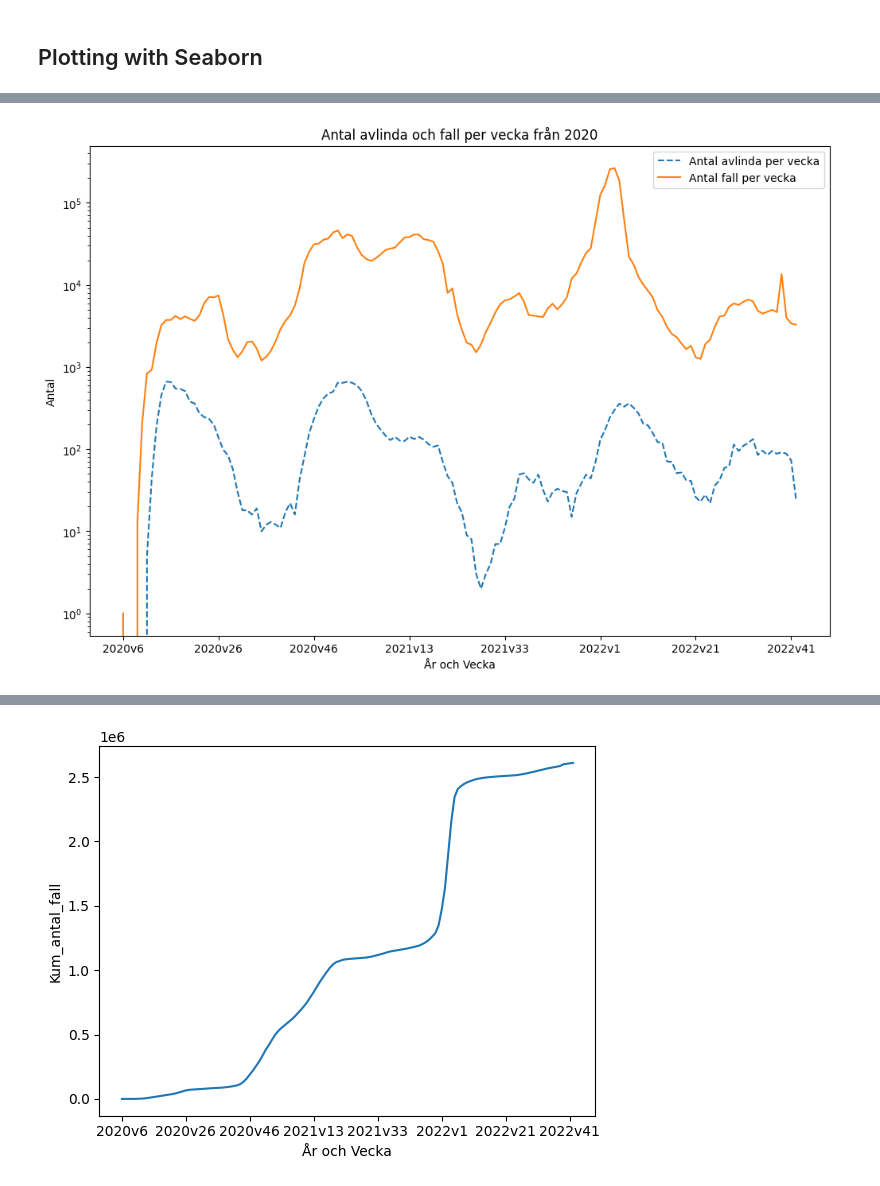
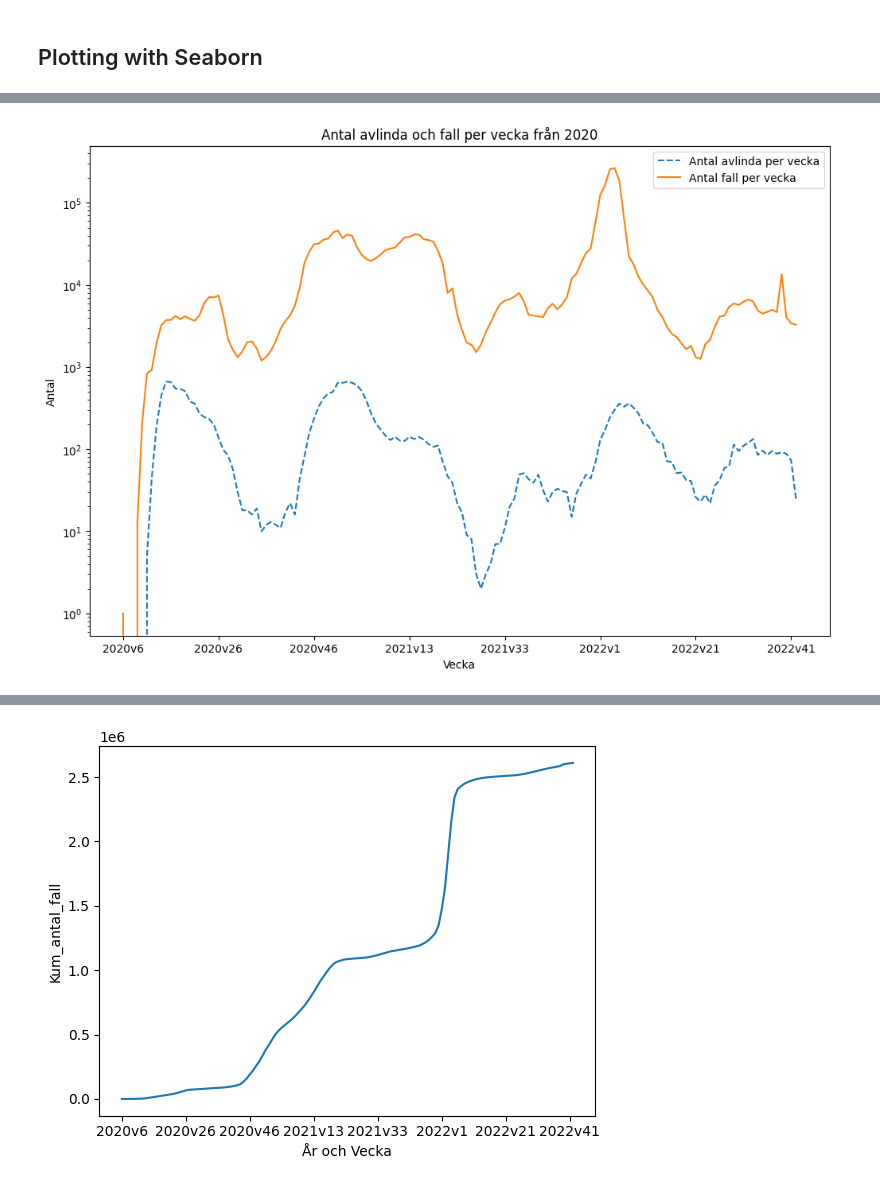
Before and after one commit to Rufshod/Databehandling-Alexander-Andersson, a Jupyter notebook: Lab/Code/Lab_draft.ipynb, the cells around one changed output, grey strips where cells are left out. Drawn from its saved outputs; the diff is of its cells as text; code cells hidden in the pictures.

```diff
--- a/Lab/Code/Lab_draft.ipynb
+++ b/Lab/Code/Lab_draft.ipynb
@@ -78,7 +78,7 @@ dtype: int64
 # %% [markdown]
 # Combine Year and Veckonummer
 # %%
-df.insert(0, "År och Vecka", df["år"].astype(str) + "v" + df["veckonummer"].astype(str))
+df.insert(0, "Vecka", df["år"].astype(str) + "v" + df["veckonummer"].astype(str))
 df.pop("år")
 df.pop("veckonummer")
 
@@ -131,13 +167,13 @@ sns_plot_func(year, "Kum_antal_fall",df)
 # %%
 fig, ax = plt.subplots(figsize =(12,8)) # Sams code.Temporary for testing.
-ax = sns.lineplot(x = "År och Vecka", y = "Antal_avlidna_vecka", data=df, label= "Antal avlinda per vecka", linestyle="dashed")
-ax1 = sns.lineplot(x = "År och Vecka", y = "Antal_fall_vecka", data=df, label="Antal fall per vecka")
+ax = sns.lineplot(x = "Vecka", y = "Antal_avlidna_vecka", data=df, label= "Antal avlinda per vecka", linestyle="dashed")
+ax1 = sns.lineplot(x = "Vecka", y = "Antal_fall_vecka", data=df, label="Antal fall per vecka")
 ax.xaxis.set_major_locator(plt.MaxNLocator(10))
-ax.set(xlabel = "År och Vecka", ylabel="Antal", title= "Antal avlinda och fall per vecka från 2020")
+ax.set(xlabel = "Vecka", ylabel="Antal", title= "Antal avlinda och fall per vecka från 2020")
 ax1.set_yscale('log')
 
 #to fix scale 2 # https://www.geeksforgeeks.org/matplotlib-pyplot-twinx-in-python/
 # %% [output]
-[figure, old version]
+[figure, new version]
 # %%
 sns.lineplot(df, x = year, y = df["Antal_avlidna_vecka"]).xaxis.set_major_locator(plt.MaxNLocator(9)) # Title is not informative. Change later
```
Also changed, not shown: parts of 12 cells of this notebook, 3 other files.
